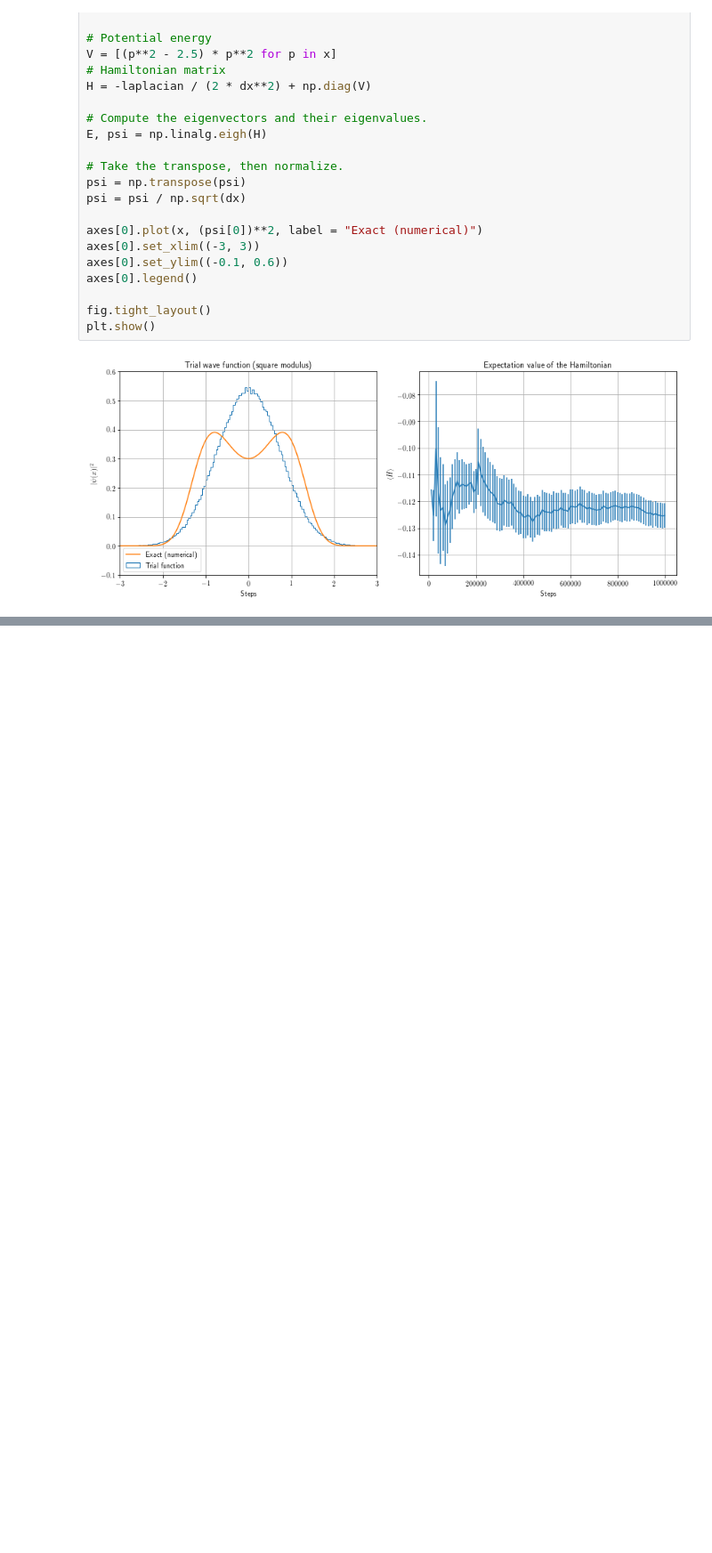
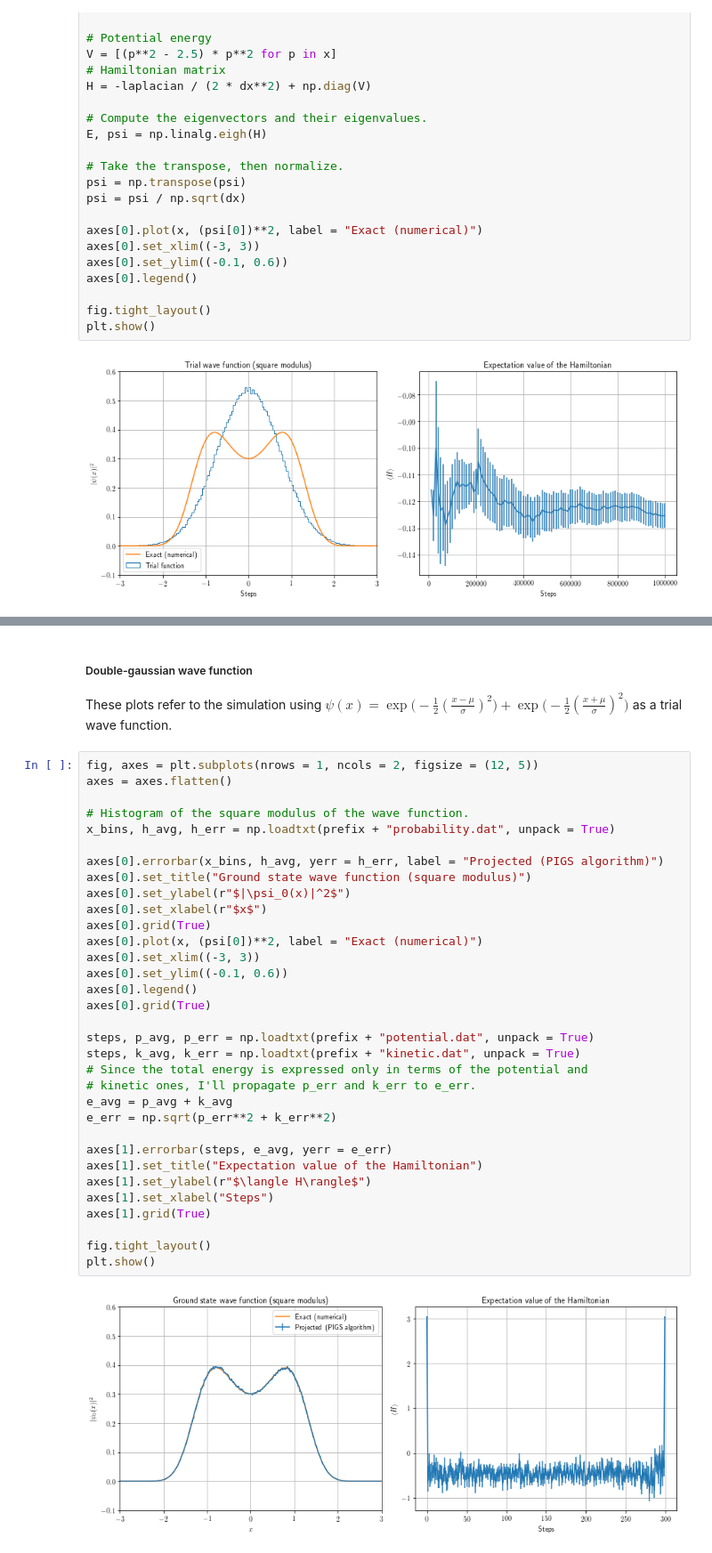
Before and after one commit to phaerrax/lab-simulazione-numerica, a Jupyter notebook: exercise08/exercise08.ipynb, the cells around one changed output, grey strips where cells are left out. Shown at 89% size. Saved outputs shown, nothing was run; the diff lists cells and outputs as text; blank space fills up the shorter version.

```diff
--- a/exercise08/exercise08.ipynb
+++ b/exercise08/exercise08.ipynb
@@ -141,0 +183,38 @@ plt.show()
+# %% [markdown]
+##### Double-gaussian wave function
+These plots refer to the simulation using $\psi(x)=\exp\bigl(-\frac12(\frac{x-\mu}{\sigma})^2\bigr)+\exp\bigl(-\frac12(\frac{x+\mu}{\sigma})^2\bigr)$ as a trial wave function.
+# %%
+fig, axes = plt.subplots(nrows = 1, ncols = 2, figsize = (12, 5))
+axes = axes.flatten()
+
+# Histogram of the square modulus of the wave function.
+x_bins, h_avg, h_err = np.loadtxt(prefix + "probability.dat", unpack = True)
+
+axes[0].errorbar(x_bins, h_avg, yerr = h_err, label = "Projected (PIGS algorithm)")
+axes[0].set_title("Ground state wave function (square modulus)")
+axes[0].set_ylabel(r"$|\psi_0(x)|^2$")
+axes[0].set_xlabel(r"$x$")
+axes[0].grid(True)
+axes[0].plot(x, (psi[0])**2, label = "Exact (numerical)")
+axes[0].set_xlim((-3, 3))
+axes[0].set_ylim((-0.1, 0.6))
+axes[0].legend()
+axes[0].grid(True)
+
+steps, p_avg, p_err = np.loadtxt(prefix + "potential.dat", unpack = True)
+steps, k_avg, k_err = np.loadtxt(prefix + "kinetic.dat", unpack = True)
+# Since the total energy is expressed only in terms of the potential and
+# kinetic ones, I'll propagate p_err and k_err to e_err.
+e_avg = p_avg + k_avg
+e_err = np.sqrt(p_err**2 + k_err**2)
+
+axes[1].errorbar(steps, e_avg, yerr = e_err)
+axes[1].set_title("Expectation value of the Hamiltonian")
+axes[1].set_ylabel(r"$\langle H\rangle$")
+axes[1].set_xlabel("Steps")
+axes[1].grid(True)
+
+fig.tight_layout()
+plt.show()
+# %% [output]
+[figure, added]
```
Also changed, not shown: parts of 5 cells of this notebook, 10 other files.
